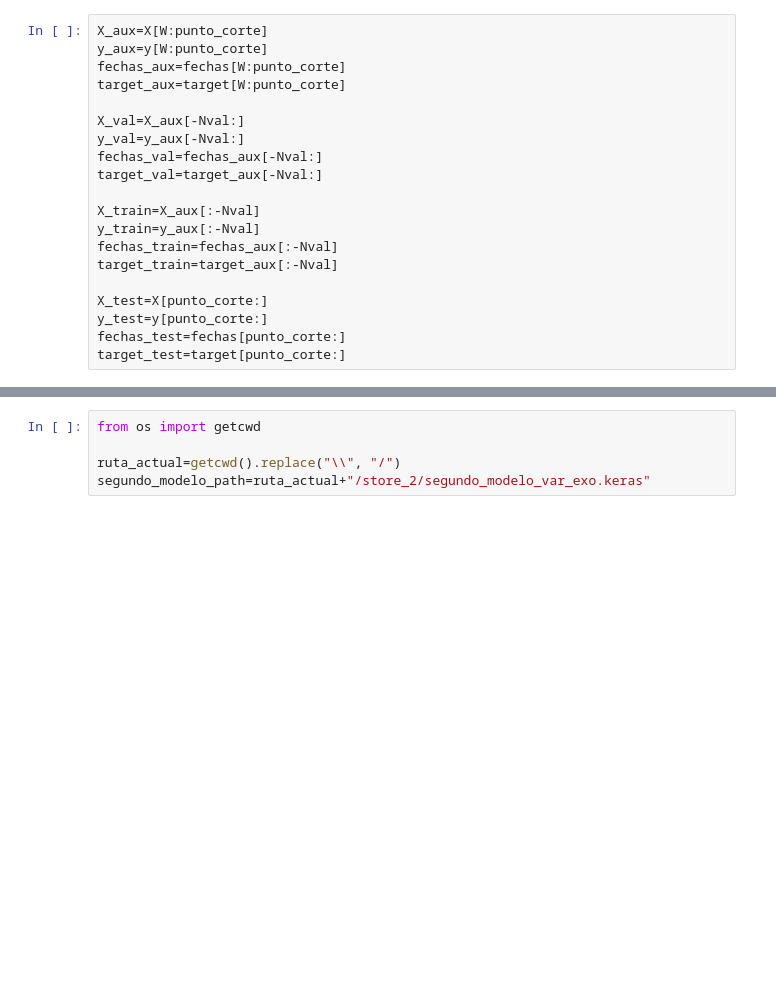
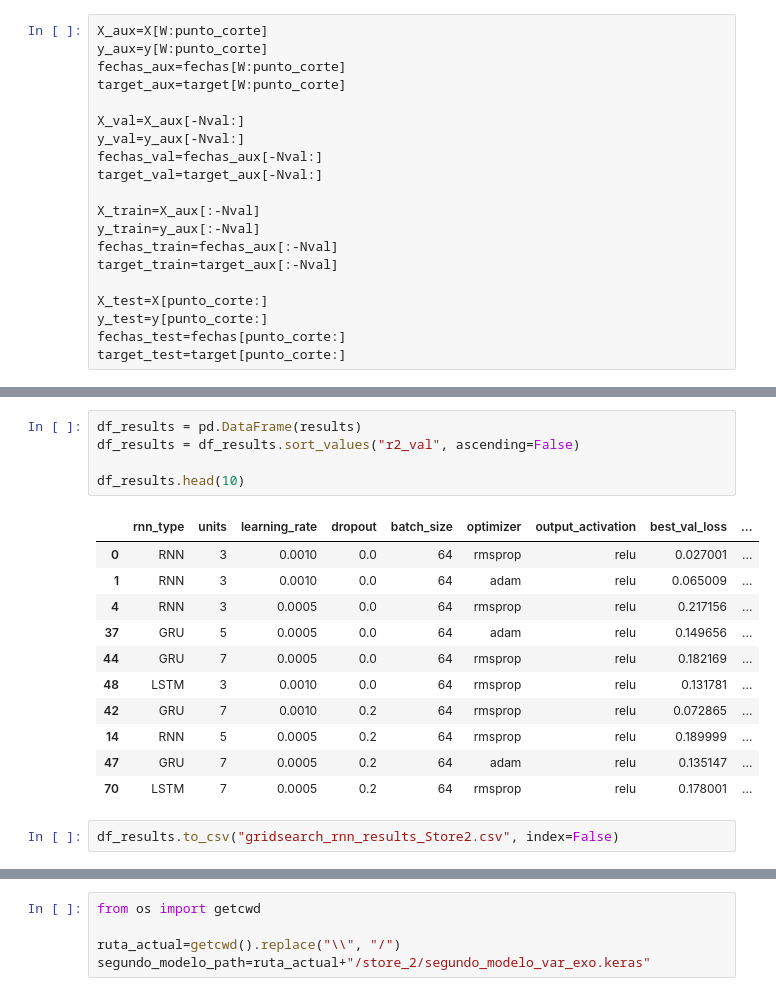
Before and after one commit to choppeb7/Series_temporales_redes_recurrentes_rossmann, a Jupyter notebook: store2-notebook.ipynb, the cells around one changed output, grey strips where cells are left out. Saved outputs shown, nothing was run; the diff lists cells and outputs as text; blank space fills up the shorter version.

```diff
--- a/store2-notebook.ipynb
+++ b/store2-notebook.ipynb
@@ -681,0 +844,19 @@ target_test=target[punto_corte:]
+# %%
+df_results = pd.DataFrame(results)
+df_results = df_results.sort_values("r2_val", ascending=False)
+
+df_results.head(10)
+# %% [output]
+|  | rnn_type | units | learning_rate | dropout | batch_size | optimizer | output_activation | best_val_loss | ... |
+| 0 | RNN | 3 | 0.0010 | 0.0 | 64 | rmsprop | relu | 0.027001 | ... |
+| 1 | RNN | 3 | 0.0010 | 0.0 | 64 | adam | relu | 0.065009 | ... |
+| 4 | RNN | 3 | 0.0005 | 0.0 | 64 | rmsprop | relu | 0.217156 | ... |
+| 37 | GRU | 5 | 0.0005 | 0.0 | 64 | adam | relu | 0.149656 | ... |
+| 44 | GRU | 7 | 0.0005 | 0.0 | 64 | rmsprop | relu | 0.182169 | ... |
+| 48 | LSTM | 3 | 0.0010 | 0.0 | 64 | rmsprop | relu | 0.131781 | ... |
+| 42 | GRU | 7 | 0.0010 | 0.2 | 64 | rmsprop | relu | 0.072865 | ... |
+| 14 | RNN | 5 | 0.0005 | 0.2 | 64 | rmsprop | relu | 0.189999 | ... |
+| 47 | GRU | 7 | 0.0005 | 0.2 | 64 | adam | relu | 0.135147 | ... |
+| 70 | LSTM | 7 | 0.0005 | 0.2 | 64 | rmsprop | relu | 0.178001 | ... |
+# %%
+df_results.to_csv("gridsearch_rnn_results_Store2.csv", index=False)
```
Also changed, not shown: parts of 36 cells of this notebook, 10 other files.
